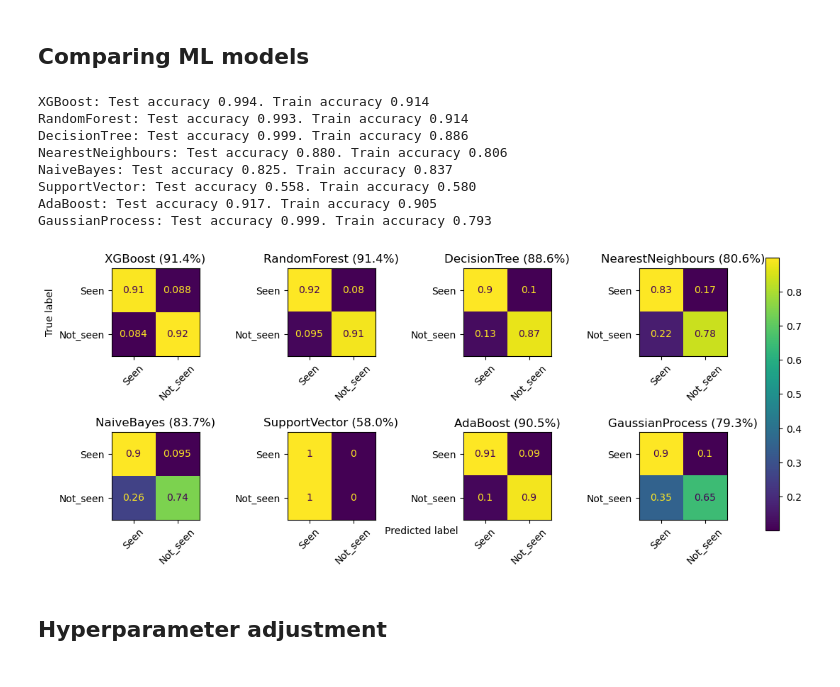
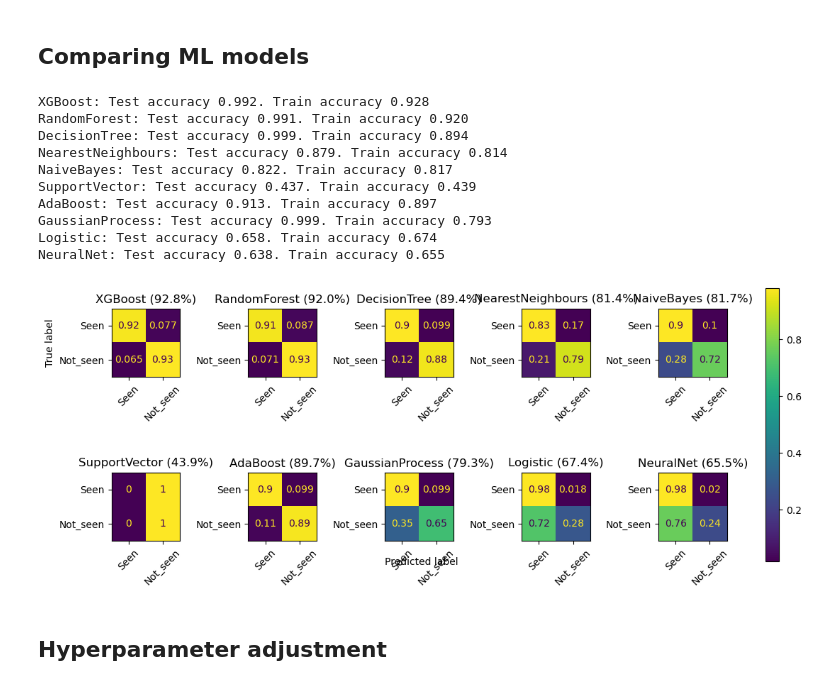
Before and after one commit to EmmaAlexander/mphys-moon, a Jupyter notebook: Code/moon_visibility_ML.ipynb, the cells around one changed output. Saved outputs shown, nothing was run; the diff lists cells and outputs as text; code cells hidden in the pictures.

Commit message:
Added more models

```diff
--- a/Code/moon_visibility_ML.ipynb
+++ b/Code/moon_visibility_ML.ipynb
@@ -37,6 +39,8 @@ class methods(Enum):
     SupportVector = 5
     AdaBoost = 6
     GaussianProcess = 7
+    Logistic = 8
+    NeuralNet = 9
 
 class outputs(Enum):
     Binary = 0 #Naked eye seen or not seen
@@ -194,9 +198,9 @@ def select_model():
 
     elif METHOD == methods.SupportVector:
         if OUTPUT == outputs.MultiOutput:
-            model = MultiOutputClassifier(SVC(kernel="rbf"))
+            model = MultiOutputClassifier(SGDClassifier())
         else:
-            model = SVC(C=1,kernel="rbf",gamma="scale")
+            model = SGDClassifier()
 
     elif METHOD == methods.AdaBoost:
         if OUTPUT == outputs.MultiOutput:
@@ -208,6 +212,16 @@ def select_model():
             model = MultiOutputClassifier(GaussianProcessClassifier())
         else:
             model = GaussianProcessClassifier()
+    elif METHOD == methods.Logistic:
+        if OUTPUT == outputs.MultiOutput:
+            model = MultiOutputClassifier(LogisticRegression())
+        else:
+            model = LogisticRegression()
+    elif METHOD == methods.NeuralNet:
+        if OUTPUT == outputs.MultiOutput:
+            model = MultiOutputClassifier(MLPClassifier())
+        else:
+            model = MLPClassifier()
 
     model = model.set_params(**set_params())
     return model
@@ -509,7 +523,7 @@ if PREDICT_VISIBILITY:
 ## Comparing ML models
 # %%
 if COMPARE_METHODS:
-    fig, axes = plt.subplots(2,4, figsize=(14, 5))
+    fig, axes = plt.subplots(2,5, figsize=(14, 5))
 
     for method_type in methods:
         i = method_type.value
@@ -520,41 +534,44 @@ if COMPARE_METHODS:
             y_predtrain = model.predict(x_train.values)
             y_predtest = model.predict(x_test.values)
         else:
             model.fit(x_train, y_train)
             y_predtrain = model.predict(x_train)
             y_predtest = model.predict(x_test)
         # plot the accuracies of said predictions
         train_acc = accuracy_score(y_test, y_predtest)
         print(f"{method_type.name}: Test accuracy {accuracy_score(y_train, y_predtrain):.3f}. Train accuracy {train_acc:.3f}")
 
         if OUTPUT == outputs.MultiOutput:
             cm = confusion_matrix(get_easiest_method_names(y_test), get_easiest_method_names(y_predtest),normalize = 'true')
         else:
             cm = confusion_matrix(y_test, y_predtest,normalize = 'true')
         disp = ConfusionMatrixDisplay(confusion_matrix=cm, display_labels=ptype)
         disp.plot(ax=axes.flatten()[i], xticks_rotation=45)
         disp.ax_.set_title(f"{method_type.name} ({train_acc:.1%})")
         disp.im_.colorbar.remove()
         disp.ax_.set_xlabel('')
         if method_type.value !=0:
+
             disp.ax_.set_ylabel('')
 
 
 fig.text(0.4, 0.1, 'Predicted label', ha='left')
 plt.subplots_adjust(wspace=1, hspace=0.5)
 fig.colorbar(disp.im_, ax=axes)
 
 plt.show()
 # %% [output]
-XGBoost: Test accuracy 0.994. Train accuracy 0.914
-RandomForest: Test accuracy 0.993. Train accuracy 0.914
-DecisionTree: Test accuracy 0.999. Train accuracy 0.886
-NearestNeighbours: Test accuracy 0.880. Train accuracy 0.806
-NaiveBayes: Test accuracy 0.825. Train accuracy 0.837
-SupportVector: Test accuracy 0.558. Train accuracy 0.580
-AdaBoost: Test accuracy 0.917. Train accuracy 0.905
+XGBoost: Test accuracy 0.992. Train accuracy 0.928
+RandomForest: Test accuracy 0.991. Train accuracy 0.920
+DecisionTree: Test accuracy 0.999. Train accuracy 0.894
+NearestNeighbours: Test accuracy 0.879. Train accuracy 0.814
+NaiveBayes: Test accuracy 0.822. Train accuracy 0.817
+SupportVector: Test accuracy 0.437. Train accuracy 0.439
+AdaBoost: Test accuracy 0.913. Train accuracy 0.897
 GaussianProcess: Test accuracy 0.999. Train accuracy 0.793
+Logistic: Test accuracy 0.658. Train accuracy 0.674
+NeuralNet: Test accuracy 0.638. Train accuracy 0.655
-[figure, old version]
+[figure, new version]
 # %% [markdown]
 ## Hyperparameter adjustment
 # %%
```
Also changed, not shown: parts of 6 cells of this notebook, 1 other file.
